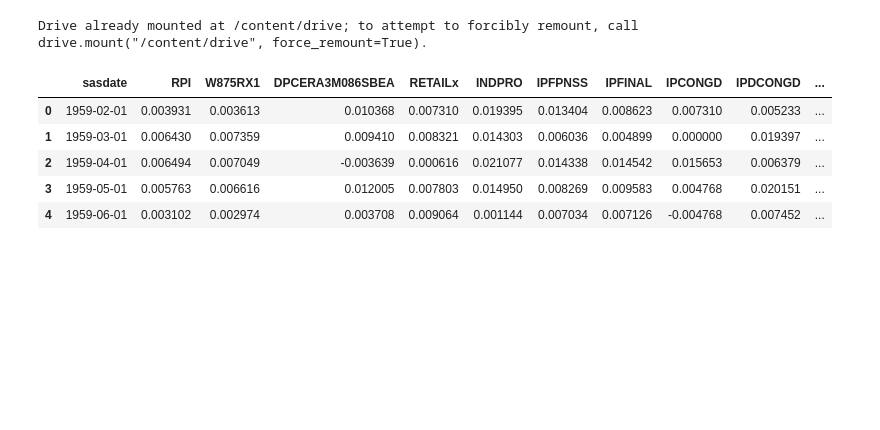
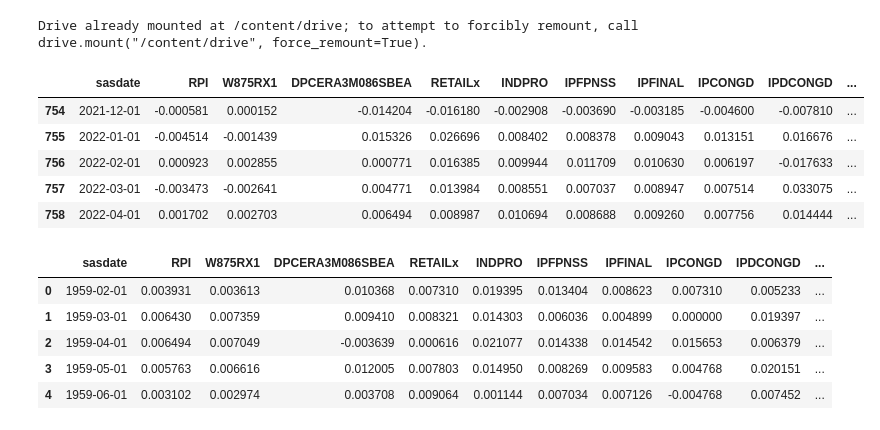
Before and after one commit to caiobaptistaa/Econometria-4_PUC-Rio, a Jupyter notebook: LSTM_Recurrent_Neural_Net.ipynb, the cells around one changed output. Cells and saved outputs as stored; diff of their text form; code cells hidden in the pictures; blank space fills up the shorter version.

```diff
--- a/LSTM_Recurrent_Neural_Net.ipynb
+++ b/LSTM_Recurrent_Neural_Net.ipynb
@@ -38,6 +37,15 @@ CPI = pd.read_csv('/content/drive/MyDrive/Trabalho-1/CPI.csv', sep= ",", low_mem
 Drive already mounted at /content/drive; to attempt to forcibly remount, call drive.mount("/content/drive", force_remount=True).
 # %%
 np.random.seed(7)
+# %%
+df.tail()
+# %% [output]
+|  | sasdate | RPI | W875RX1 | DPCERA3M086SBEA | RETAILx | INDPRO | IPFPNSS | IPFINAL | IPCONGD | IPDCONGD | ... |
+| 754 | 2021-12-01 | -0.000581 | 0.000152 | -0.014204 | -0.016180 | -0.002908 | -0.003690 | -0.003185 | -0.004600 | -0.007810 | ... |
+| 755 | 2022-01-01 | -0.004514 | -0.001439 | 0.015326 | 0.026696 | 0.008402 | 0.008378 | 0.009043 | 0.013151 | 0.016676 | ... |
+| 756 | 2022-02-01 | 0.000923 | 0.002855 | 0.000771 | 0.016385 | 0.009944 | 0.011709 | 0.010630 | 0.006197 | -0.017633 | ... |
+| 757 | 2022-03-01 | -0.003473 | -0.002641 | 0.004771 | 0.013984 | 0.008551 | 0.007037 | 0.008947 | 0.007514 | 0.033075 | ... |
+| 758 | 2022-04-01 | 0.001702 | 0.002703 | 0.006494 | 0.008987 | 0.010694 | 0.008688 | 0.009260 | 0.007756 | 0.014444 | ... |
 # %%
 df.head()
 # %% [output]
```
Also changed, not shown: parts of 16 cells of this notebook.
